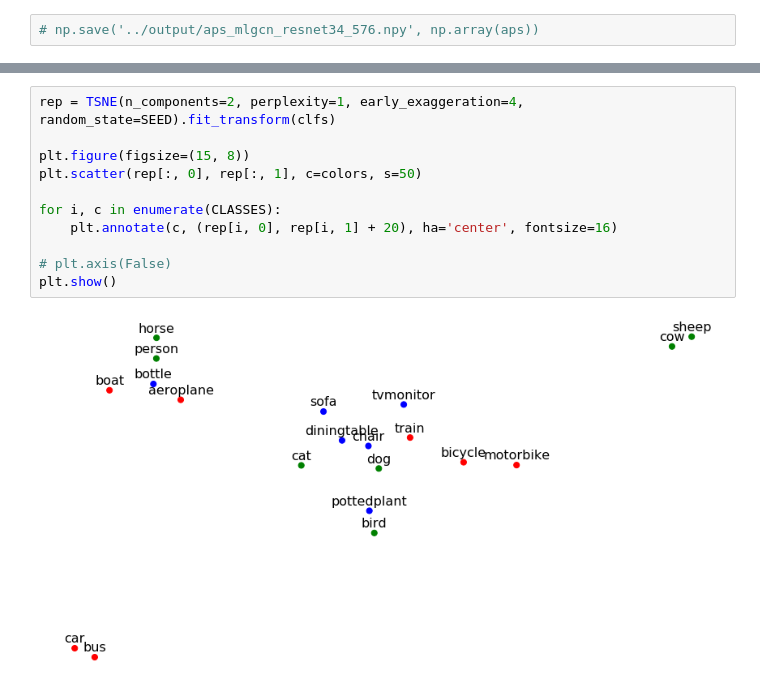
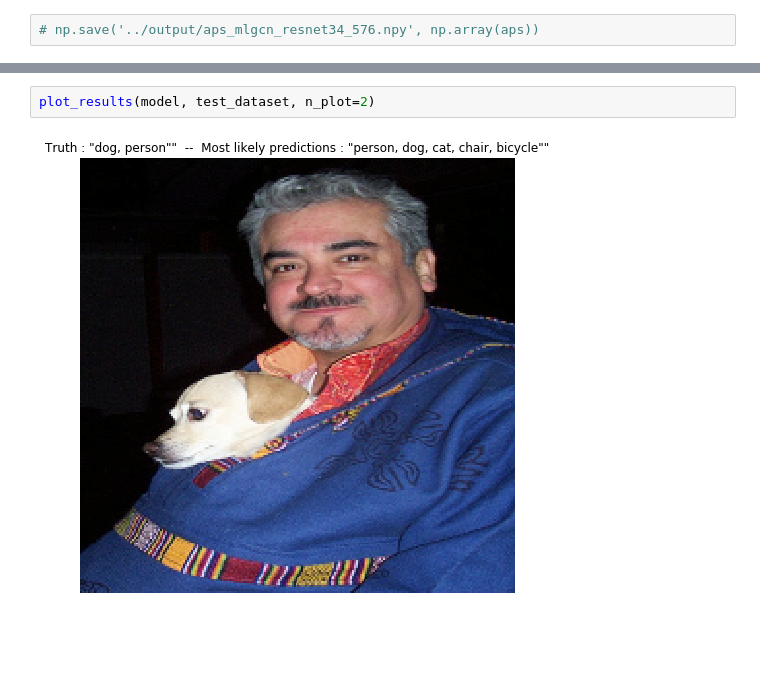
Before and after one commit to TheoViel/graphMLC, a Jupyter notebook: notebooks/mlgcn.ipynb, the cells around one changed output, grey strips where cells are left out. Drawn from its saved outputs; the diff is of its cells as text; blank space fills up the shorter version.

```diff
--- a/notebooks/mlgcn.ipynb
+++ b/notebooks/mlgcn.ipynb
@@ -205,13 +203,4 @@ plt.show()
-# %%
-rep = TSNE(n_components=2, perplexity=1, early_exaggeration=4, random_state=SEED).fit_transform(clfs)
-
-plt.figure(figsize=(15, 8))
-plt.scatter(rep[:, 0], rep[:, 1], c=colors, s=50)
-
-for i, c in enumerate(CLASSES):
-    plt.annotate(c, (rep[i, 0], rep[i, 1] + 20), ha='center', fontsize=16)
-
-# plt.axis(False)
-plt.show()
-# %% [output]
-[figure, removed]
+# %%
+plot_results(model, test_dataset, n_plot=2)
+# %% [output]
+[figure, added]
```
Also changed, not shown: parts of 6 cells of this notebook, 4 other files.
